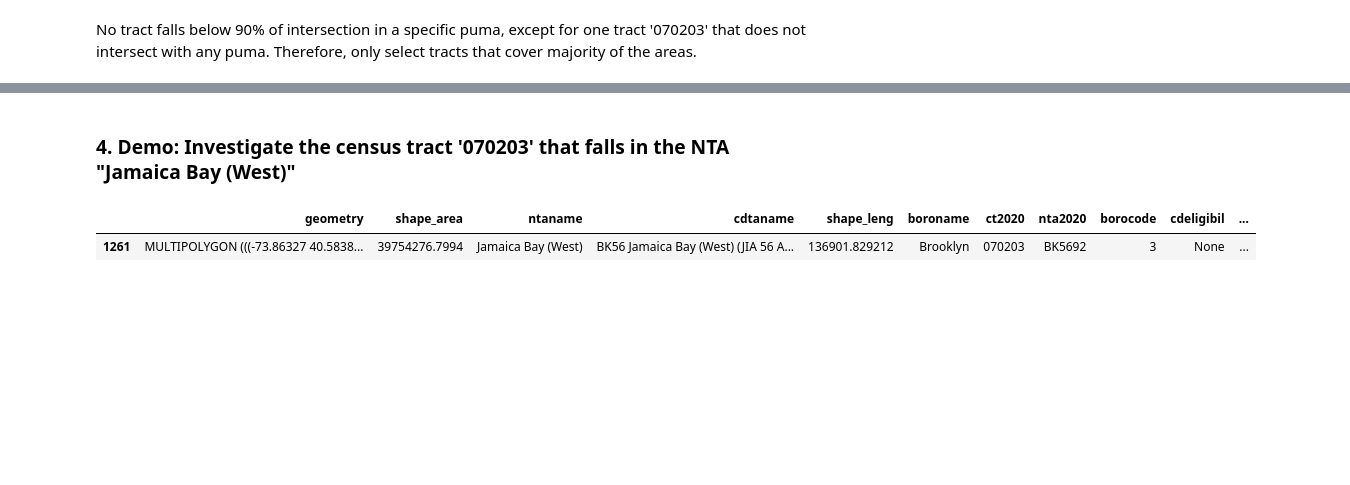
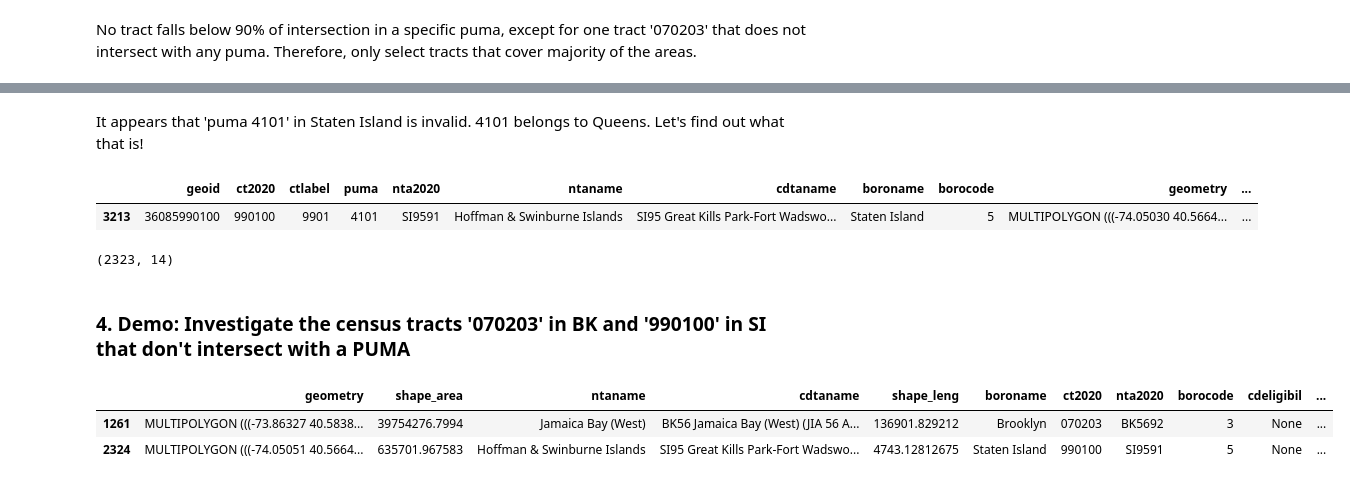
Before and after one commit to faraz-ahmed-sh/nyc-crosswalk-2020tract-to-2010puma, a Jupyter notebook: crosswalk_nyc_tract2020_to_puma2010.ipynb, the cells around one changed output, grey strips where cells are left out. Saved outputs shown, nothing was run; the diff lists cells and outputs as text; code cells hidden in the pictures; blank space fills up the shorter version.

```diff
--- a/crosswalk_nyc_tract2020_to_puma2010.ipynb
+++ b/crosswalk_nyc_tract2020_to_puma2010.ipynb
@@ -251,0 +263,8 @@ final_tract_to_puma_crosswalk['puma'].nunique()
+# %% [markdown]
+It appears that 'puma 4101' in Staten Island is invalid. 4101 belongs to Queens. Let's find out what that is!
+# %%
+final_tract_to_puma_crosswalk[((final_tract_to_puma_crosswalk['puma'] =='4101') &\
+                               (final_tract_to_puma_crosswalk['boroname'] == 'Staten Island'))]
+# %% [output]
+|  | geoid | ct2020 | ctlabel | puma | nta2020 | ntaname | cdtaname | boroname | borocode | geometry | ... |
+| 3213 | 36085990100 | 990100 | 9901 | 4101 | SI9591 | Hoffman & Swinburne Islands | SI95 Great Kills Park-Fort Wadswo... | Staten Island | 5 | MULTIPOLYGON (((-74.05030 40.5664... | ... |
@@ -251,0 +275,4 @@ final_tract_to_puma_crosswalk['puma'].nunique()
+# %%
+final_tract_to_puma_crosswalk.shape
+# %% [output]
+(2323, 14)
@@ -256,3 +283,3 @@ final_tract_to_puma_crosswalk.drop(columns='geometry').to_file("census_tract_202
-# %% [markdown]
-### 4. Demo: Investigate the census tract '070203' that falls in the NTA "Jamaica Bay (West)"
+# %% [markdown]
+### 4. Demo: Investigate the census tracts '070203' in BK and '990100' in SI that don't intersect with a PUMA
 # %%
@@ -265,8 +292,9 @@ puma_jamaica_bay_and_tracts_intersection = geopandas.overlay(puma_jamaica_bay, \
-# %%
-jamaca_bay_census_tracts
-# %% [output]
-|  | geometry | shape_area | ntaname | cdtaname | shape_leng | boroname | ct2020 | nta2020 | borocode | cdeligibil | ... |
-| 1261 | MULTIPOLYGON (((-73.86327 40.5838... | 39754276.7994 | Jamaica Bay (West) | BK56 Jamaica Bay (West) (JIA 56 A... | 136901.829212 | Brooklyn | 070203 | BK5692 | 3 | None | ... |
+# %%
+jamaca_bay_and_staten_island_census_tracts
+# %% [output]
+|  | geometry | shape_area | ntaname | cdtaname | shape_leng | boroname | ct2020 | nta2020 | borocode | cdeligibil | ... |
+| 1261 | MULTIPOLYGON (((-73.86327 40.5838... | 39754276.7994 | Jamaica Bay (West) | BK56 Jamaica Bay (West) (JIA 56 A... | 136901.829212 | Brooklyn | 070203 | BK5692 | 3 | None | ... |
+| 2324 | MULTIPOLYGON (((-74.05051 40.5664... | 635701.967583 | Hoffman & Swinburne Islands | SI95 Great Kills Park-Fort Wadswo... | 4743.12812675 | Staten Island | 990100 | SI9591 | 5 | None | ... |
 # %%
 ax = puma_jamaica_bay_and_tracts_intersection.plot(figsize=(10, 10))
 
```
Also changed, not shown: parts of 12 cells of this notebook, 7 other files.
